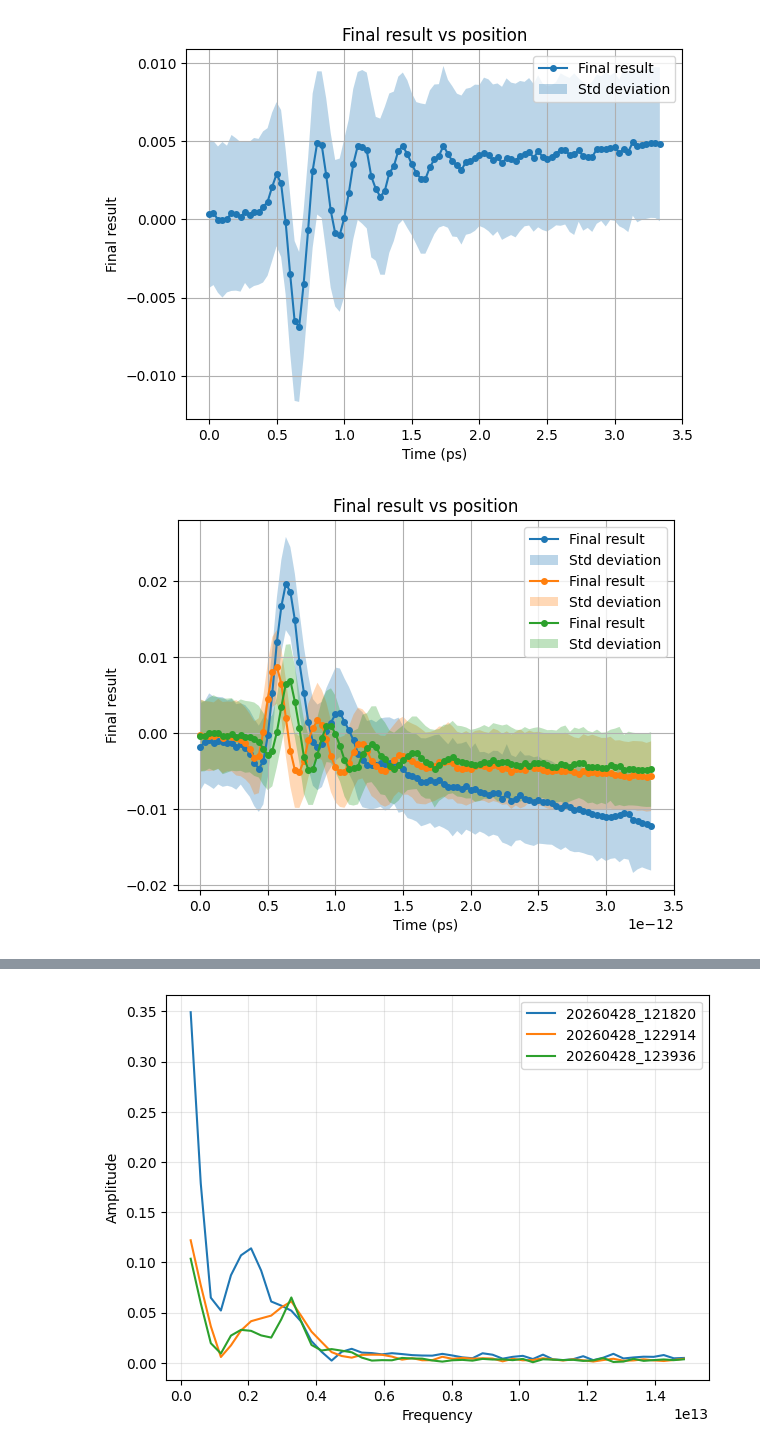
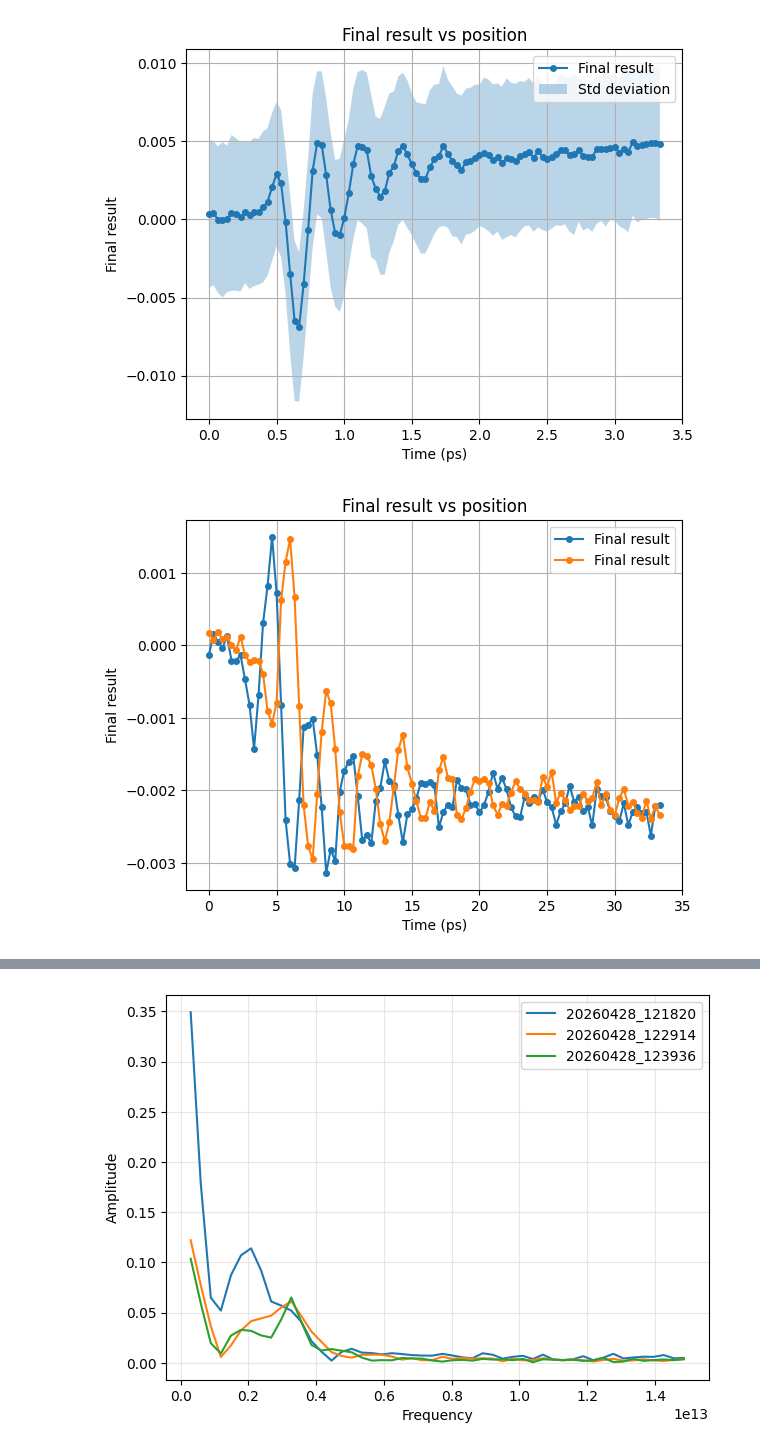
Before and after one commit to VictorC-dot/GeTe_Spectro_Simulation, a Jupyter notebook: Model_2D_Spectro.ipynb, the cells around one changed output, grey strips where cells are left out. Saved outputs shown, nothing was run; the diff lists cells and outputs as text; code cells hidden in the pictures.

Commit message:
1,2,1+2 plots from csv + xlsx

```diff
--- a/Model_2D_Spectro.ipynb
+++ b/Model_2D_Spectro.ipynb
@@ -1054,0 +1053,5 @@ dfs["20260428_122914"].head()
+# %%
+### Reading excel files to extract experimental conditions
+ds_file = "data/LabNotebook_800_400_GeTe_100nm_BaF2_double_pump.xlsx"
+dss = pd.read_excel(ds_file, sheet_name="Sample 1")
+dss.head()
@@ -1054,0 +1066,9 @@ dfs["20260428_122914"].head()
+# %%
+## Extract timecode from xlsx file
+col = "File Name"
+dss["timecode"] = dss[col].str.extract(r"(\d{8}_\d{6})")
+# %%
+# Create meta variable to store info about each measurement
+meta = dss.set_index("timecode")
+
+meta.info()
@@ -1113,3 +1192,11 @@ dfs["20260428_122914"].head()
 | 3 | 1.000000e-13 | -0.000434 | 0.000434 | 0.004490 | 59.115 | 0.0 | ... |
 | 4 | 1.333333e-13 | -0.000077 | 0.000077 | 0.004599 | 59.120 | 0.0 | ... |
 5 rows × 27 columns
+# %%
+## Both datas are extracted, we now choose references for pump 1 and 2
+
+ref1 = "20260430_101013"
+ref2 = "20260430_093902"
+
+ref_t_shift = time_shifts[ref2]
+print(ref_t_shift)
@@ -1156,7 +1245,9 @@ plt.show()
 ### Multiple plot
 
 # Select which data to use
-keys = ["20260428_121820", "20260428_122914", "20260428_123936"]
+keys = [ref1, ref2]
+
+
 
 t_list=[]
 y_list=[]
@@ -1171,40 +1262,40 @@ for key in keys:
     # Global result and its standard deviation
     y_list.append(df["final_result"])
     yerr_list.append(df["final_result_std"]) ### Warning : the new std wasn't computed
 
 
 # Create figure
 plt.figure()
 
 for i in range(len(keys)):
 
     #Retrieve data
-    t=t_list[i]
+    t=t_list[i] # + time_shift[i]
     y=y_list[i]
     yerr = yerr_list[i]
 
     # Plot the main curve (line + markers)
-    plt.plot(t, y, 'o-', markersize=4, label="Final result")
+    plt.plot(t*10e12, y, 'o-', markersize=4, label="Final result")
 
     # Plot shaded error region (y ± std)
-    plt.fill_between(
-    t,
-    y - yerr,
-    y + yerr,
-    alpha=0.3,   # transparency
-    label="Std deviation"
-)
+    #plt.fill_between(
+    #t,
+    #y - yerr,
+    #y + yerr,
+    #alpha=0.3,   # transparency
+    #label="Std deviation"
+    #)
 
 # Labels and title
 plt.xlabel("Time (ps)")
 plt.ylabel("Final result")
 plt.title("Final result vs position")
 
 # Legend and grid
 plt.legend()
 plt.grid()
 
 # Show plot
 plt.show()
 # %% [output]
-[figure, old version]
+[figure, new version]
```
Also changed, not shown: parts of 7 cells of this notebook.
